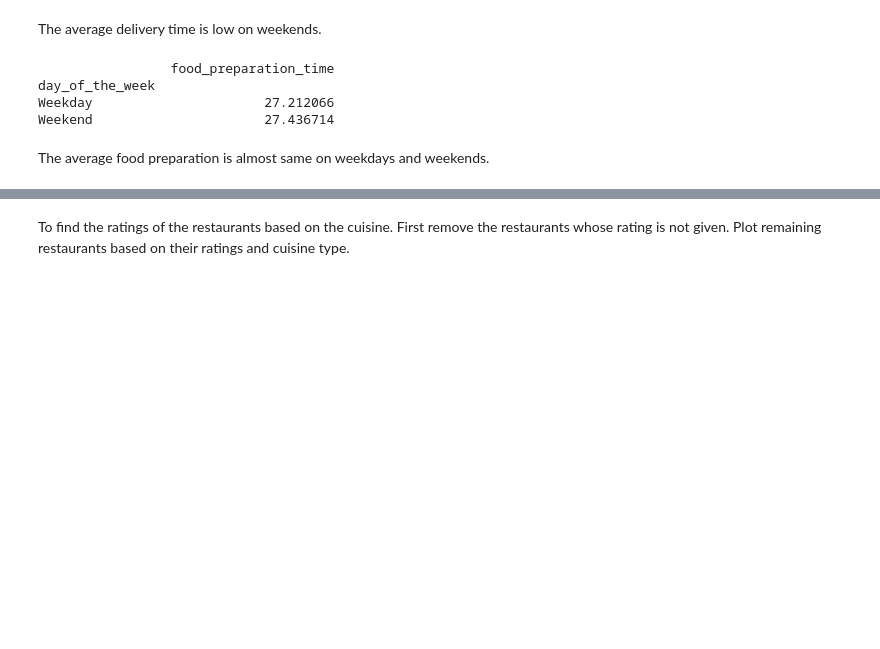
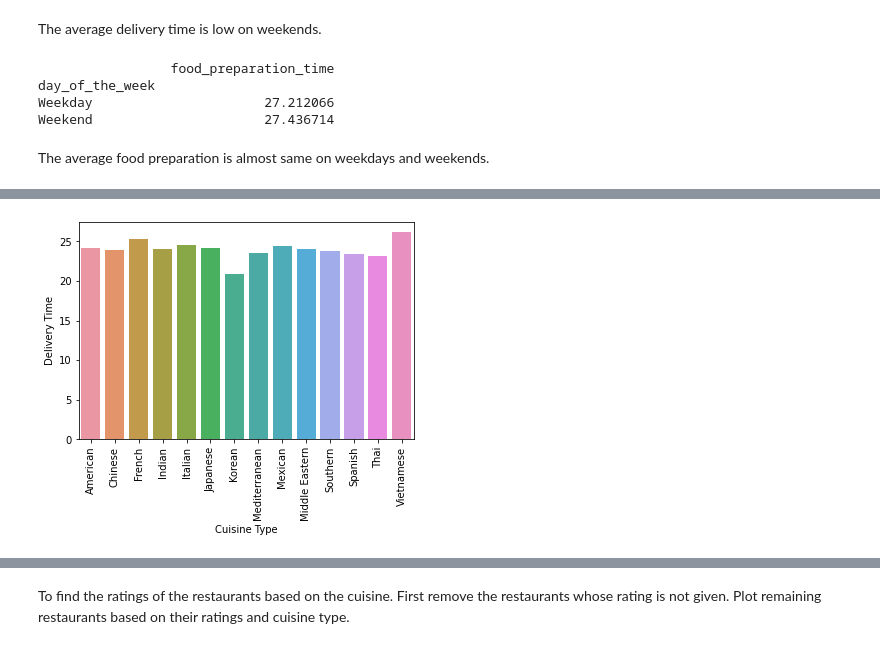
Before and after one commit to amrutad1225/NYCRestaurantsAnalysis, a Jupyter notebook: Analysis_of_New_York_City_restaurants.ipynb, the cells around one changed output, grey strips where cells are left out. Saved outputs shown, nothing was run; the diff lists cells and outputs as text; code cells hidden in the pictures; blank space fills up the shorter version.

```diff
--- a/Analysis_of_New_York_City_restaurants.ipynb
+++ b/Analysis_of_New_York_City_restaurants.ipynb
@@ -102,0 +145,4 @@ The average food preparation is almost same on weekdays and weekends.
+# %%
+average_meal_delivery_time = df.groupby('cuisine_type').mean()
+average_meal_delivery_time = average_meal_delivery_time.reset_index('cuisine_type')
+average_meal_delivery_time
@@ -102,0 +165,7 @@ The average food preparation is almost same on weekdays and weekends.
+# %%
+average_meal_delivery_time_plot = sns.barplot(x='cuisine_type', y='delivery_time', data=average_meal_delivery_time)
+plt.setp(average_meal_delivery_time_plot.get_xticklabels(), rotation=90)
+average_meal_delivery_time_plot.set(xlabel='Cuisine Type', ylabel='Delivery Time')
+plt.show()
+# %% [output]
+[figure, added]
```
Also changed, not shown: parts of 22 cells of this notebook.
